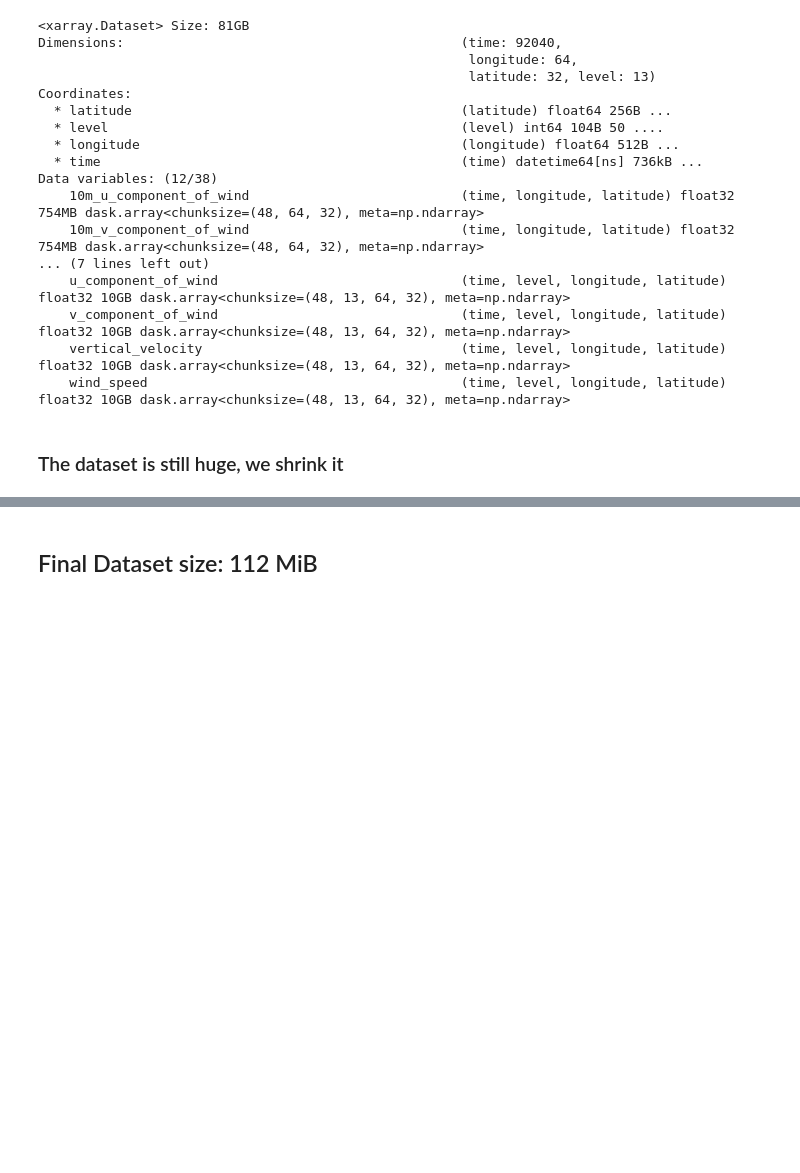
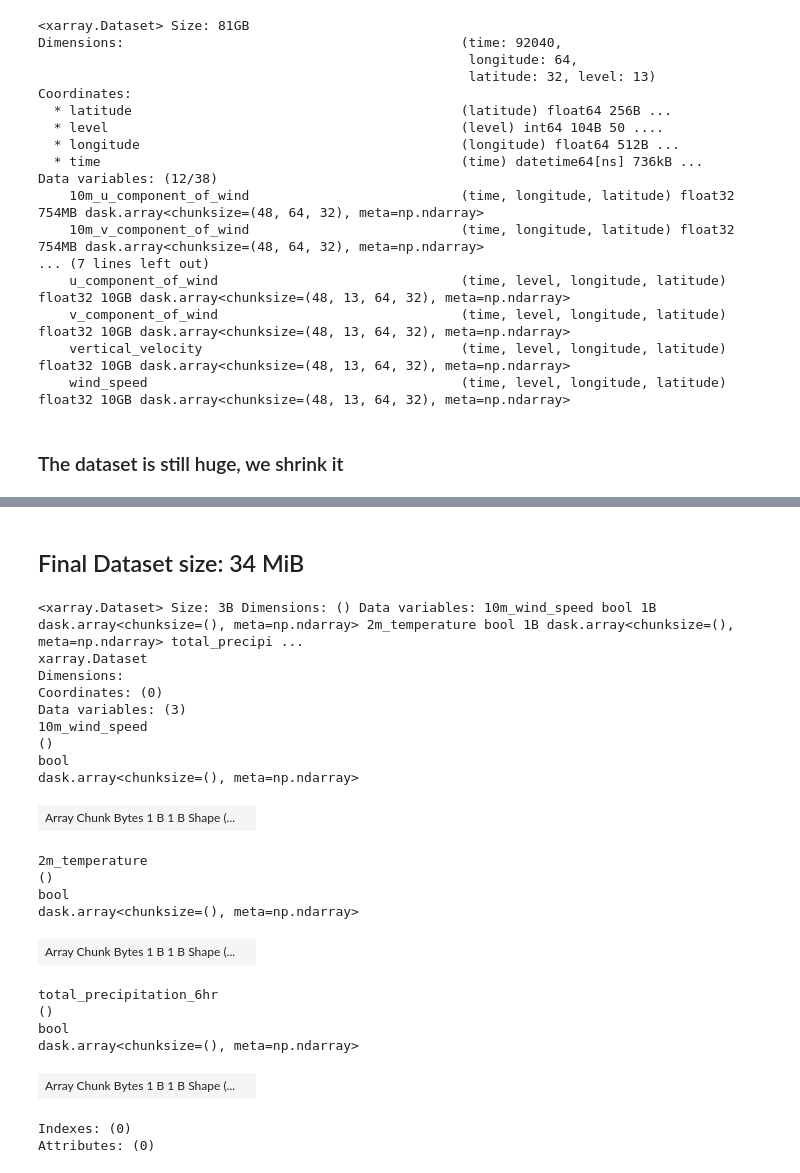
Before and after one commit to ArturKKK/graphcast-lite, a Jupyter notebook: data/data_process.ipynb, the cells around one changed output, grey strips where cells are left out. Saved outputs shown, nothing was run; the diff lists cells and outputs as text; code cells hidden in the pictures; blank space fills up the shorter version.

```diff
--- a/data/data_process.ipynb
+++ b/data/data_process.ipynb
@@ -90,2 +163,28 @@ Data variables:
 # %% [markdown]
-## Final Dataset size: 112 MiB
+## Final Dataset size: 34 MiB
+# %%
+has_nans = era5_reduced.isnull().any()
+has_nans
+# %% [output]
+<xarray.Dataset> Size: 3B Dimensions: () Data variables: 10m_wind_speed bool 1B dask.array<chunksize=(), meta=np.ndarray> 2m_temperature bool 1B dask.array<chunksize=(), meta=np.ndarray> total_precipi ...
+xarray.Dataset
+Dimensions:
+Coordinates: (0)
+Data variables: (3)
+10m_wind_speed
+()
+bool
+dask.array<chunksize=(), meta=np.ndarray>
+| Array Chunk Bytes 1 B 1 B Shape (... |  |
+2m_temperature
+()
+bool
+dask.array<chunksize=(), meta=np.ndarray>
+| Array Chunk Bytes 1 B 1 B Shape (... |  |
+total_precipitation_6hr
+()
+bool
+dask.array<chunksize=(), meta=np.ndarray>
+| Array Chunk Bytes 1 B 1 B Shape (... |  |
+Indexes: (0)
+Attributes: (0)
```
Also changed, not shown: parts of 4 cells of this notebook, 4 other files.
